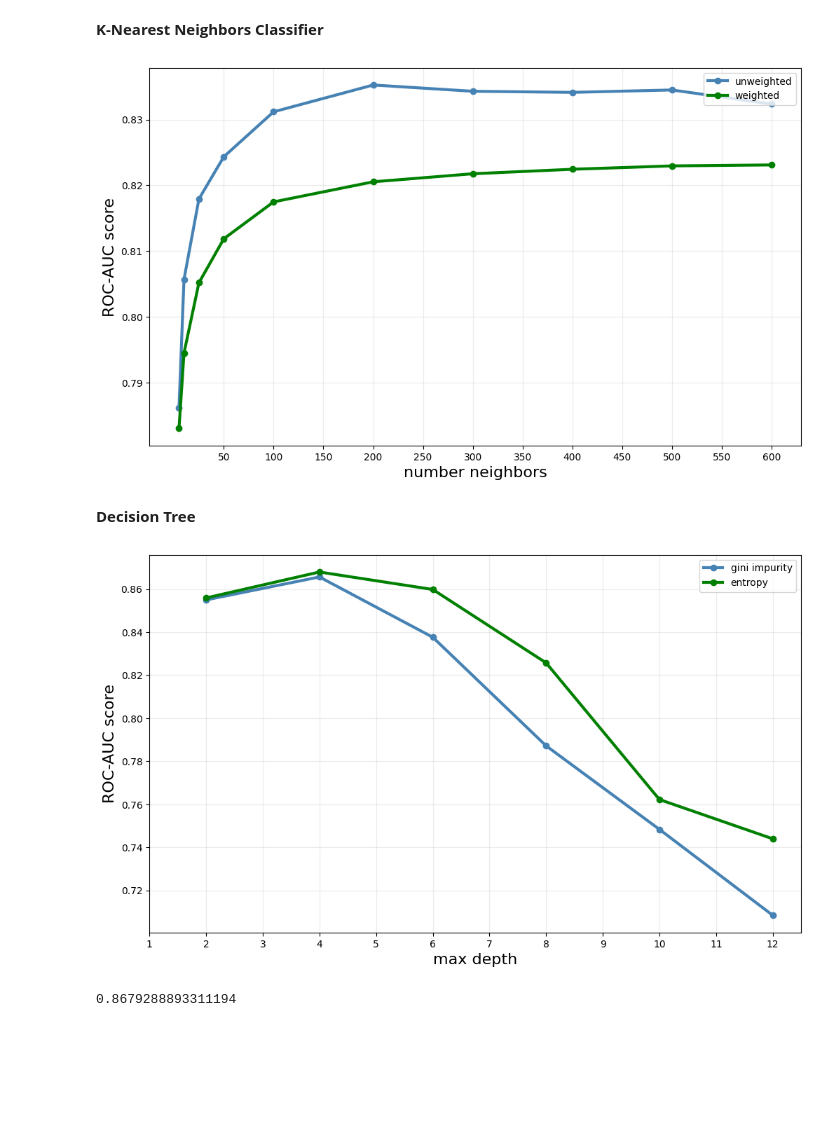
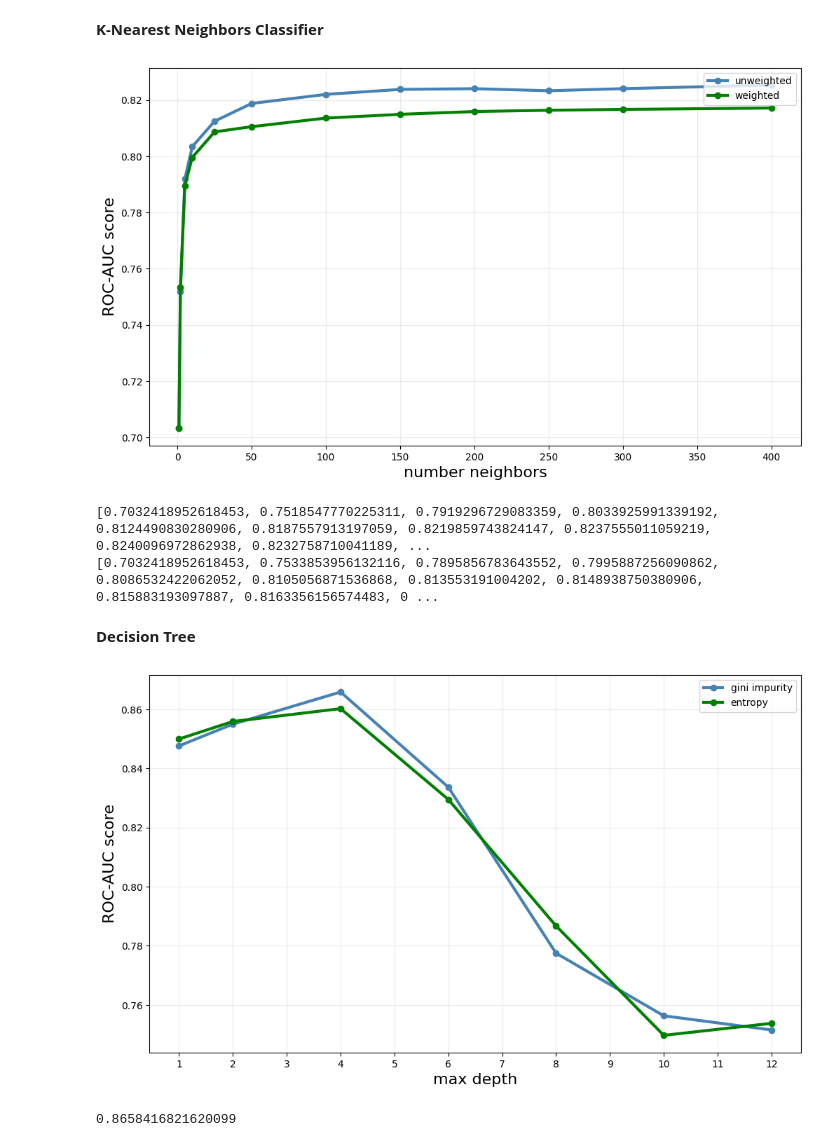
Before and after one commit to notkarenyi/ml-project, a Jupyter notebook: tori-work/classify.ipynb, the cells around one changed output. Drawn from its saved outputs; the diff is of its cells as text; code cells hidden in the pictures; blank space fills up the shorter version.

Commit message:
finished train/test probably

```diff
--- a/tori-work/classify.ipynb
+++ b/tori-work/classify.ipynb
@@ -38,6 +38,11 @@ x_valid = valid.drop(columns = ["Target"])
 y_valid = valid["Target"]
 # %%
 # Use variance threshold to find most important features
-sel = VarianceThreshold(threshold=(.8 * (1 - .8)))
+threshold = 0.2
+sel = VarianceThreshold(threshold)
 sel.fit_transform(x_train)
 selected_features = sel.get_feature_names_out(x_train.columns)
+# Drop unwanted features
+x_train = x_train[selected_features]
+x_valid = x_valid[selected_features]
+x_test = x_test[selected_features]
@@ -49,19 +49,19 @@ x_test = x_test[selected_features]
 # %%
 # Impute missing values
 imputer = KNNImputer()
-x_train = pd.DataFrame(imputer.fit_transform(x_train), columns=imputer.get_feature_names_out())
+x_train_knn = pd.DataFrame(imputer.fit_transform(x_train), columns=imputer.get_feature_names_out())
 x_valid = pd.DataFrame(imputer.fit_transform(x_valid), columns=imputer.get_feature_names_out())
 # %% [markdown]
 **K-Nearest Neighbors Classifier**
 # %%
-allks= [5,10,25,50,100,200,300, 400, 500, 600]
+allks= [1,2,5,10,25,50,100,150,200,250,300, 400]
 uw_scores = []
 w_scores = []
 
 # Unweighted
 for k in allks:
     knn = KNeighborsClassifier(n_neighbors = k)
-    knn.fit(x_train, y_train)
+    knn.fit(x_train_knn, y_train)
     y_pred = knn.predict_proba(x_valid)
     score = roc_auc_score(y_valid, y_pred, multi_class = "ovr", average = "micro")
     uw_scores.append(score)
@@ -69,7 +69,7 @@ for k in allks:
 # Weighted
 for k in allks:
     knn = KNeighborsClassifier(n_neighbors = k, weights = "distance")
-    knn.fit(x_train, y_train)
+    knn.fit(x_train_knn, y_train)
     y_pred = knn.predict_proba(x_valid)
     score = roc_auc_score(y_valid, y_pred, multi_class = "ovr", average = "micro")
     w_scores.append(score)
@@ -80,50 +80,56 @@ ax.plot(allks, w_scores, marker="o", color="green", lw=3, label="weighted")
 ax.set_xlabel("number neighbors", fontsize=16)
 ax.set_ylabel("ROC-AUC score", fontsize=16)
 ax.legend(loc="upper right")
-plt.xticks(range(50, 601, 50))
+plt.xticks(range(0, 401, 50))
 ax.grid(alpha=0.25)
 # %% [output]
-[figure, old version]
+[figure, new version]
+# %%
+print(uw_scores)
+print(w_scores)
+# %% [output]
+[0.7032418952618453, 0.7518547770225311, 0.7919296729083359, 0.8033925991339192, 0.8124490830280906, 0.8187557913197059, 0.8219859743824147, 0.8237555011059219, 0.8240096972862938, 0.8232758710041189, ...
+[0.7032418952618453, 0.7533853956132116, 0.7895856783643552, 0.7995887256090862, 0.8086532422062052, 0.8105056871536868, 0.813553191004202, 0.8148938750380906, 0.815883193097887, 0.8163356156574483, 0 ...
 # %% [markdown]
 **Decision Tree**
 # %%
-max_depths = [2, 4, 6, 8, 10, 12]
+max_depths = [1,2, 4, 6, 8, 10, 12]
 gini_score = []
 entropy_score = []
 gini_trees = {}
 entropy_trees = {}
 
 for d in max_depths:
-    t = tree.DecisionTreeClassifier(criterion="gini", max_depth = d, random_state = 0)
+    t = tree.DecisionTreeClassifier(criterion="gini", max_depth = d)
     t.fit(x_train, y_train)
     y_pred = t.predict_proba(x_valid)
     score = roc_auc_score(y_valid, y_pred, multi_class = "ovr", average = "micro")
     gini_score.append(score)
     gini_trees[d] = (t, score)
 
 for d in max_depths:
-    t = tree.DecisionTreeClassifier(criterion="entropy", max_depth = d, random_state = 0)
+    t = tree.DecisionTreeClassifier(criterion="entropy", max_depth = d)
     t.fit(x_train, y_train)
     y_pred = t.predict_proba(x_valid)
     score = roc_auc_score(y_valid, y_pred, multi_class = "ovr", average = "micro")
     entropy_score.append(score)
     entropy_trees[d] = (t, score)
 
 
 fig, ax = plt.subplots(nrows=1,ncols=1,figsize=(12, 7))
 ax.plot(max_depths, gini_score, marker="o", color="steelblue", lw=3, label="gini impurity")
 ax.plot(max_depths, entropy_score, marker="o", color="green", lw=3, label="entropy")
 ax.set_xlabel("max depth", fontsize=16)
 ax.set_ylabel("ROC-AUC score", fontsize=16)
 ax.legend(loc="upper right")
 plt.xticks(range(1, 13, 1))
 ax.grid(alpha=0.25)
 # %% [output]
-[figure, old version]
+[figure, new version]
 # %%
 # Best model is tree with max depth 4 using entropy to split
-best_tree = entropy_trees[4][0]
-best_score = entropy_trees[4][1]
+best_tree = gini_trees[4][0]
+best_score = gini_trees[4][1]
 print(best_score)
 # %% [output]
-0.8679288893311194
+0.8658416821620099
```
Also changed, not shown: parts of 9 cells of this notebook, 2 other files.
